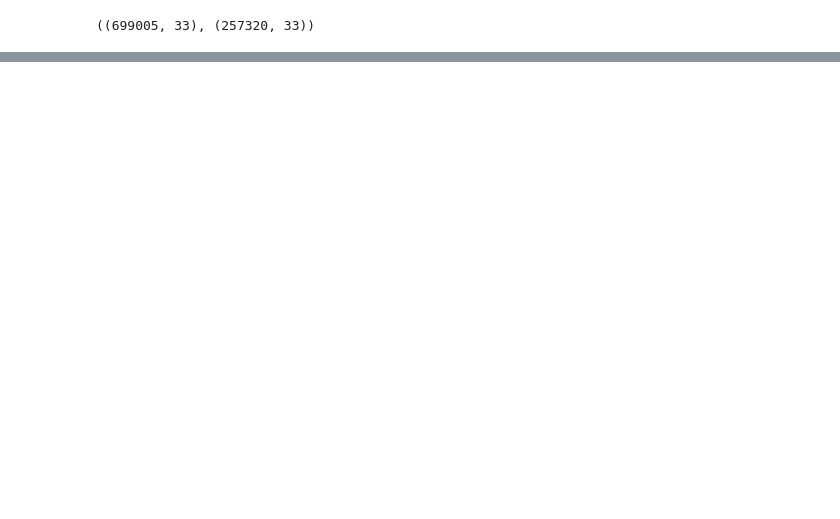
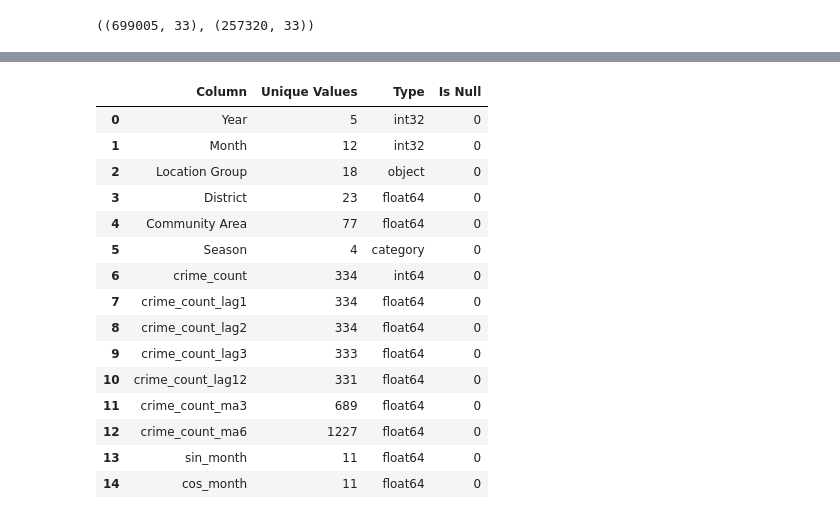
Before and after one commit to Lemonziz/IT5006Project, a Jupyter notebook: data_preprocessing_ziqi.ipynb, the cells around one changed output, grey strips where cells are left out. Cells and saved outputs as stored; diff of their text form; code cells hidden in the pictures; blank space fills up the shorter version.

```diff
--- a/data_preprocessing_ziqi.ipynb
+++ b/data_preprocessing_ziqi.ipynb
@@ -363,0 +461,3 @@ df_train.shape, df_test.shape
+# %%
+df_time["sin_month"] = np.sin(2 * np.pi * (df_time["Month"] - 1) / 12)
+df_time["cos_month"] = np.cos(2 * np.pi * (df_time["Month"] - 1) / 12)
@@ -363,0 +475,27 @@ df_train.shape, df_test.shape
+# %%
+df_time_analysis = pd.DataFrame(
+    {
+        "Column": df_time.columns,
+        "Unique Values": df_time.nunique().values,
+        "Type": df_time.dtypes.values,
+        "Is Null": df_time.isnull().sum().values,
+    }
+)
+df_time_analysis
+# %% [output]
+|  | Column | Unique Values | Type | Is Null |
+| 0 | Year | 5 | int32 | 0 |
+| 1 | Month | 12 | int32 | 0 |
+| 2 | Location Group | 18 | object | 0 |
+| 3 | District | 23 | float64 | 0 |
+| 4 | Community Area | 77 | float64 | 0 |
+| 5 | Season | 4 | category | 0 |
+| 6 | crime_count | 334 | int64 | 0 |
+| 7 | crime_count_lag1 | 334 | float64 | 0 |
+| 8 | crime_count_lag2 | 334 | float64 | 0 |
+| 9 | crime_count_lag3 | 333 | float64 | 0 |
+| 10 | crime_count_lag12 | 331 | float64 | 0 |
+| 11 | crime_count_ma3 | 689 | float64 | 0 |
+| 12 | crime_count_ma6 | 1227 | float64 | 0 |
+| 13 | sin_month | 11 | float64 | 0 |
+| 14 | cos_month | 11 | float64 | 0 |
```
Also changed, not shown: parts of 13 cells of this notebook, 1 other file.
